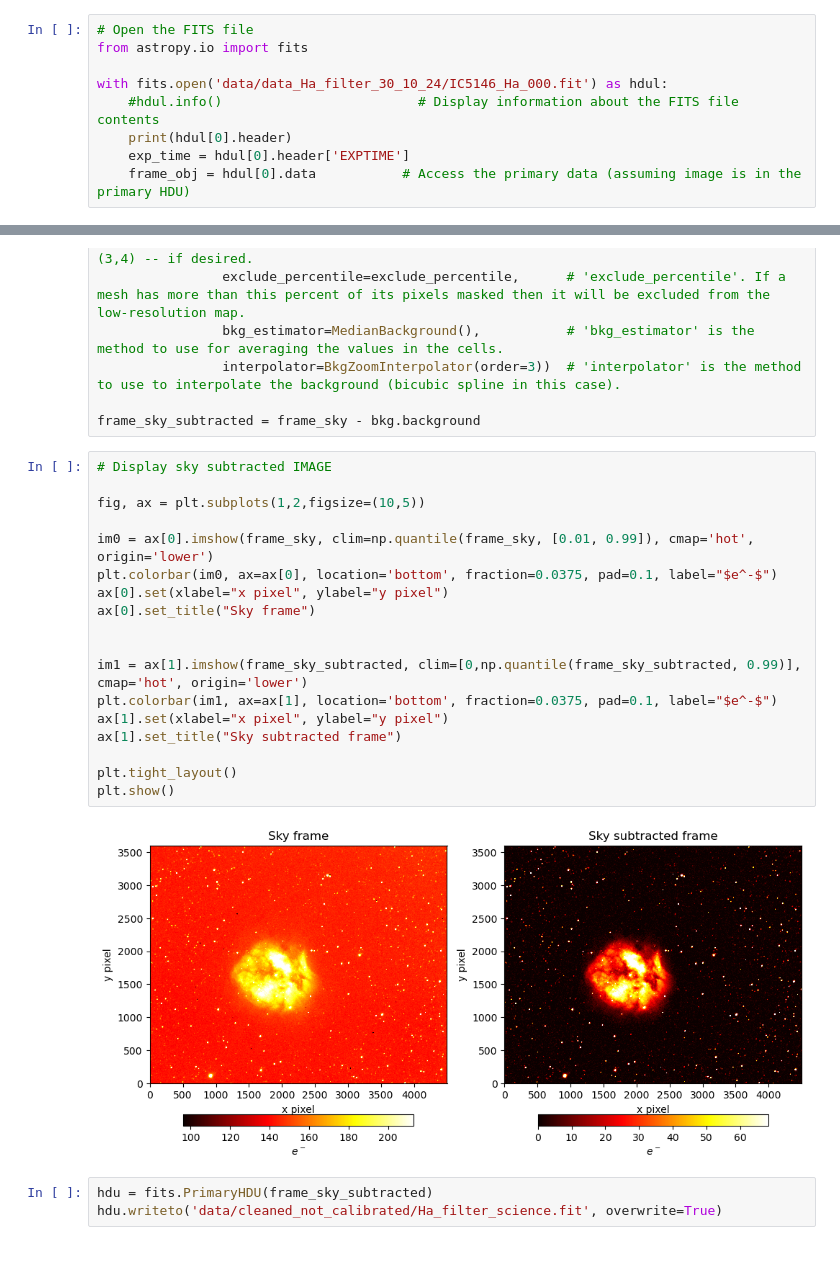
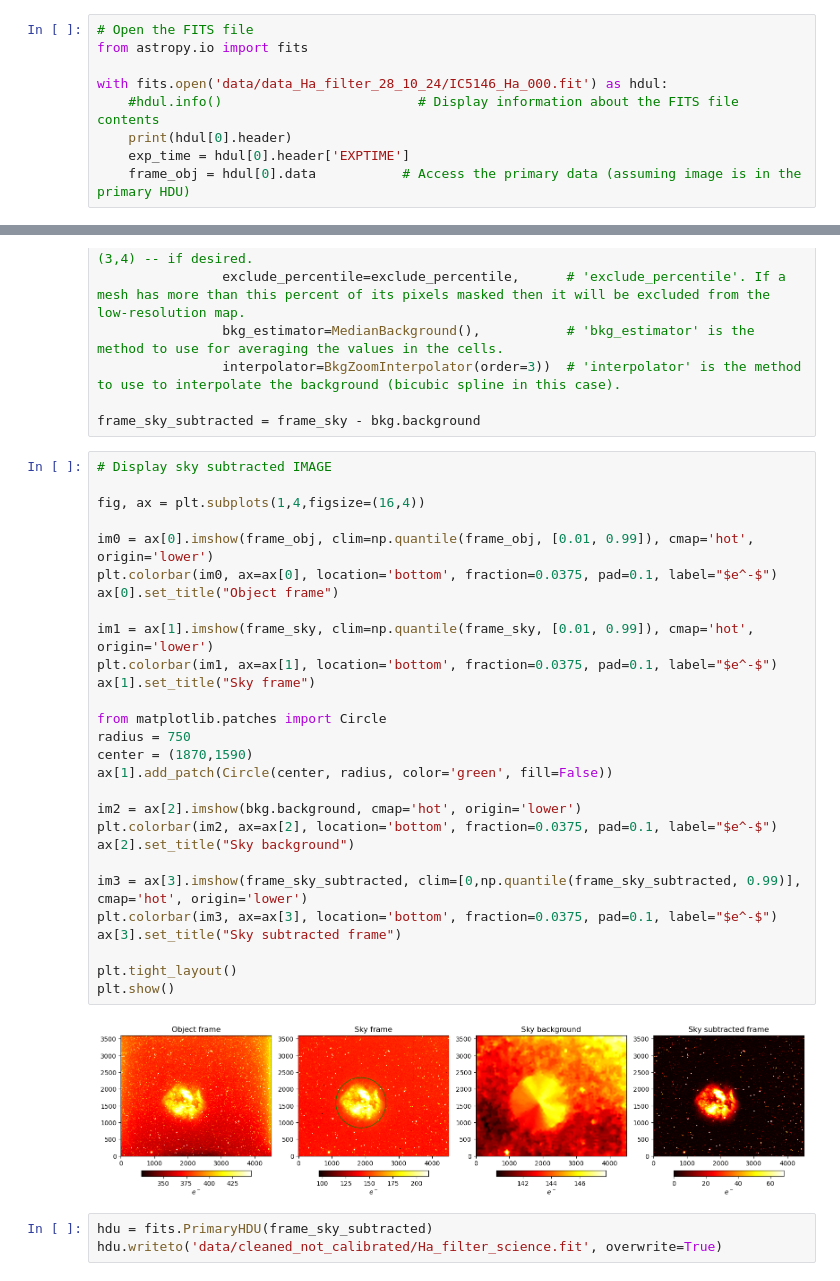
Before and after one commit to robertoinfurna/lab_TOBI_telescope, a Jupyter notebook: Ha_filter.ipynb, the cells around one changed output, grey strips where cells are left out. Cells and saved outputs as stored; diff of their text form.

```diff
--- a/Ha_filter.ipynb
+++ b/Ha_filter.ipynb
@@ -48,7 +48,7 @@ Flats counts are much more than the object frame. This is not a deal, because in
 # Open the FITS file
 from astropy.io import fits
 
-with fits.open('data/data_Ha_filter_30_10_24/IC5146_Ha_000.fit') as hdul:
+with fits.open('data/data_Ha_filter_28_10_24/IC5146_Ha_000.fit') as hdul:
     #hdul.info()                         # Display information about the FITS file contents
     print(hdul[0].header)
     exp_time = hdul[0].header['EXPTIME']
@@ -235,23 +210,33 @@ frame_sky_subtracted = frame_sky - bkg.background
 # %%
 # Display sky subtracted IMAGE
 
-fig, ax = plt.subplots(1,2,figsize=(10,5))
+fig, ax = plt.subplots(1,4,figsize=(16,4))
 
-im0 = ax[0].imshow(frame_sky, clim=np.quantile(frame_sky, [0.01, 0.99]), cmap='hot', origin='lower')
+im0 = ax[0].imshow(frame_obj, clim=np.quantile(frame_obj, [0.01, 0.99]), cmap='hot', origin='lower')
 plt.colorbar(im0, ax=ax[0], location='bottom', fraction=0.0375, pad=0.1, label="$e^-$")
-ax[0].set(xlabel="x pixel", ylabel="y pixel")
-ax[0].set_title("Sky frame")
+ax[0].set_title("Object frame")
 
+im1 = ax[1].imshow(frame_sky, clim=np.quantile(frame_sky, [0.01, 0.99]), cmap='hot', origin='lower')
+plt.colorbar(im1, ax=ax[1], location='bottom', fraction=0.0375, pad=0.1, label="$e^-$")
+ax[1].set_title("Sky frame")
 
-im1 = ax[1].imshow(frame_sky_subtracted, clim=[0,np.quantile(frame_sky_subtracted, 0.99)], cmap='hot', origin='lower')
-plt.colorbar(im1, ax=ax[1], location='bottom', fraction=0.0375, pad=0.1, label="$e^-$")
-ax[1].set(xlabel="x pixel", ylabel="y pixel")
-ax[1].set_title("Sky subtracted frame")
+from matplotlib.patches import Circle
+radius = 750
+center = (1870,1590)
+ax[1].add_patch(Circle(center, radius, color='green', fill=False))
+
+im2 = ax[2].imshow(bkg.background, cmap='hot', origin='lower')
+plt.colorbar(im2, ax=ax[2], location='bottom', fraction=0.0375, pad=0.1, label="$e^-$")
+ax[2].set_title("Sky background")
+
+im3 = ax[3].imshow(frame_sky_subtracted, clim=[0,np.quantile(frame_sky_subtracted, 0.99)], cmap='hot', origin='lower')
+plt.colorbar(im3, ax=ax[3], location='bottom', fraction=0.0375, pad=0.1, label="$e^-$")
+ax[3].set_title("Sky subtracted frame")
 
 plt.tight_layout()
 plt.show()
 # %% [output]
-[figure, old version]
+[figure, new version]
 # %%
 hdu = fits.PrimaryHDU(frame_sky_subtracted)
 hdu.writeto('data/cleaned_not_calibrated/Ha_filter_science.fit', overwrite=True)
```
Also changed, not shown: parts of 1 cell of this notebook.
